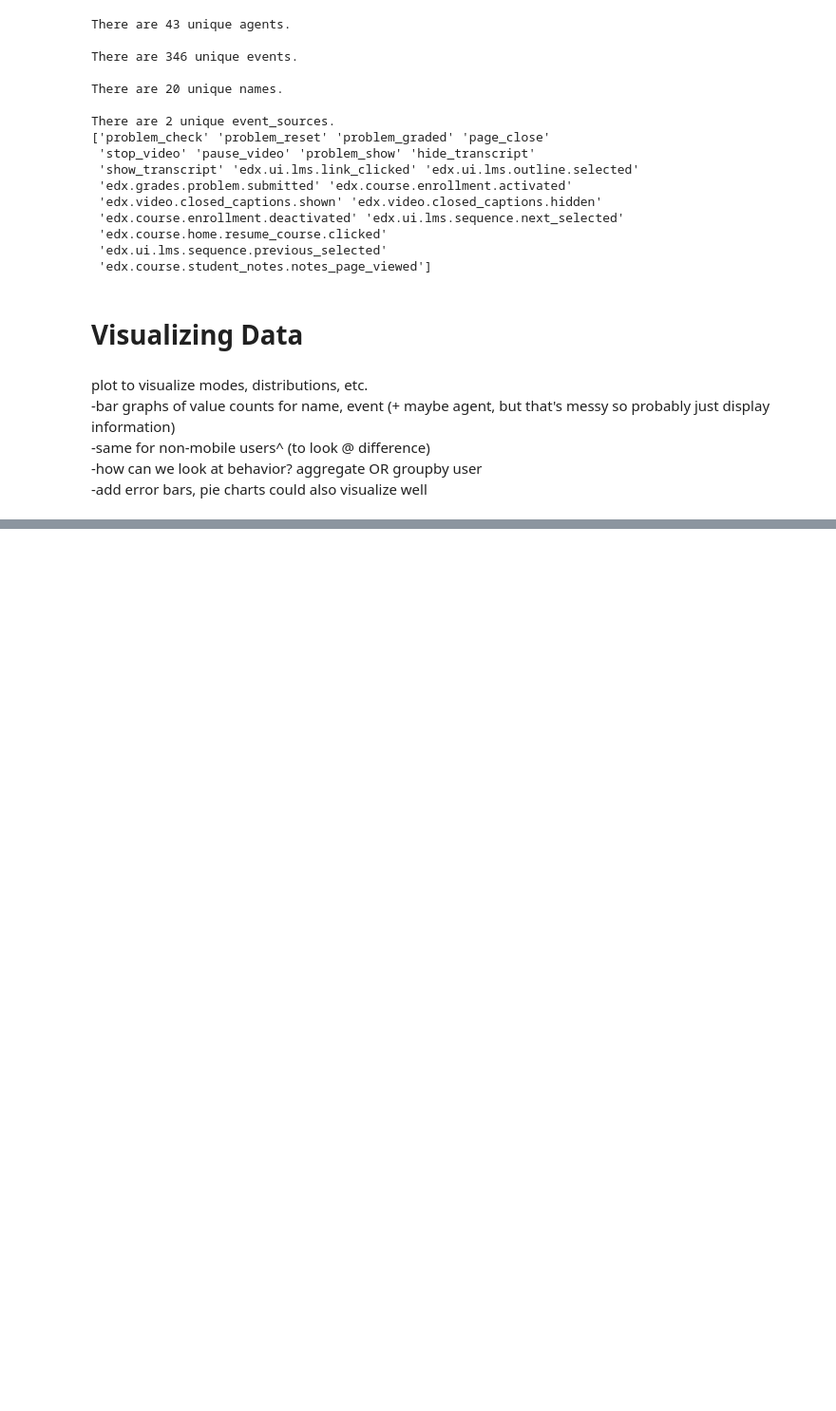
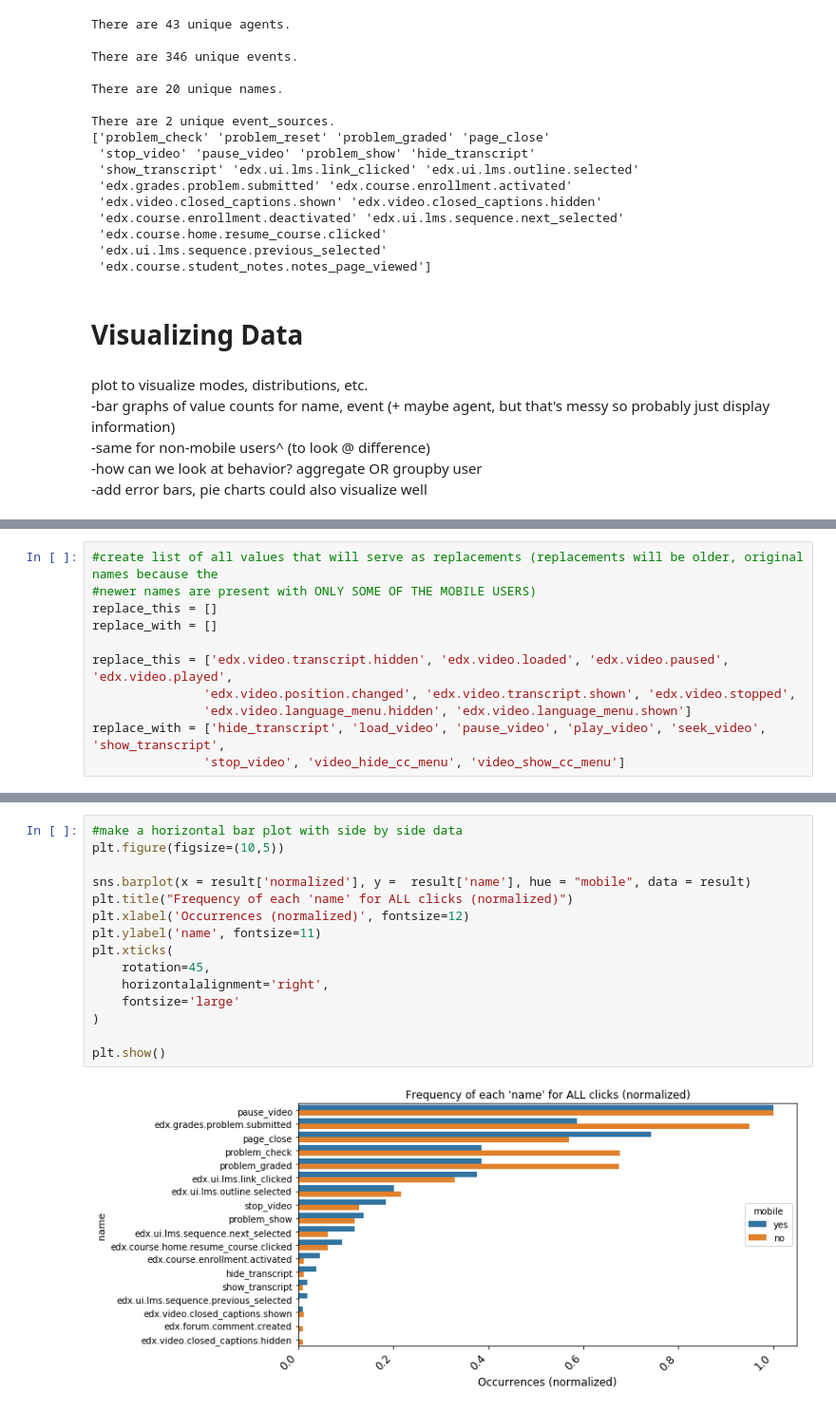
Before and after one commit to jyoonkim/Test, a Jupyter notebook: user_device_hb.ipynb, the cells around one changed output, grey strips where cells are left out. Shown at 95% size. Drawn from its saved outputs; the diff is of its cells as text; blank space fills up the shorter version.

```diff
--- a/user_device_hb.ipynb
+++ b/user_device_hb.ipynb
@@ -374,0 +441,11 @@ pause_video is most popular for mobile and non_mobile users (graphing takes a wh
+# %%
+#create list of all values that will serve as replacements (replacements will be older, original names because the
+#newer names are present with ONLY SOME OF THE MOBILE USERS)
+replace_this = []
+replace_with = []
+
+replace_this = ['edx.video.transcript.hidden', 'edx.video.loaded', 'edx.video.paused', 'edx.video.played',
+               'edx.video.position.changed', 'edx.video.transcript.shown', 'edx.video.stopped',
+               'edx.video.language_menu.hidden', 'edx.video.language_menu.shown']
+replace_with = ['hide_transcript', 'load_video', 'pause_video', 'play_video', 'seek_video', 'show_transcript',
+               'stop_video', 'video_hide_cc_menu', 'video_show_cc_menu']
@@ -375,3 +505,20 @@ pause_video is most popular for mobile and non_mobile users (graphing takes a wh
+# %%
+#make a horizontal bar plot with side by side data
+plt.figure(figsize=(10,5))
+
+sns.barplot(x = result['normalized'], y =  result['name'], hue = "mobile", data = result)
+plt.title("Frequency of each 'name' for ALL clicks (normalized)")
+plt.xlabel('Occurrences (normalized)', fontsize=12)
+plt.ylabel('name', fontsize=11)
+plt.xticks(
+    rotation=45,
+    horizontalalignment='right',
+    fontsize='large'
+)
+
+plt.show()
+# %% [output]
+[figure, added]
 # %%
 name_count  = mobile_data['event_source'].value_counts()
 plt.figure(figsize=(10,5))
```
Also changed, not shown: parts of 14 cells of this notebook.
